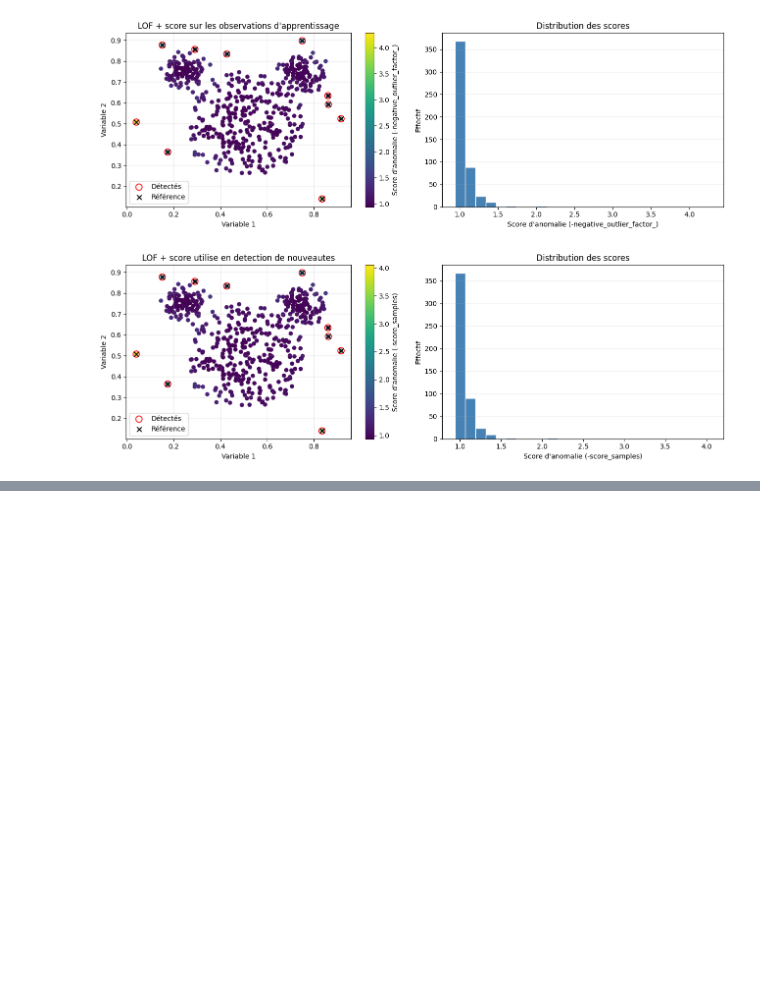
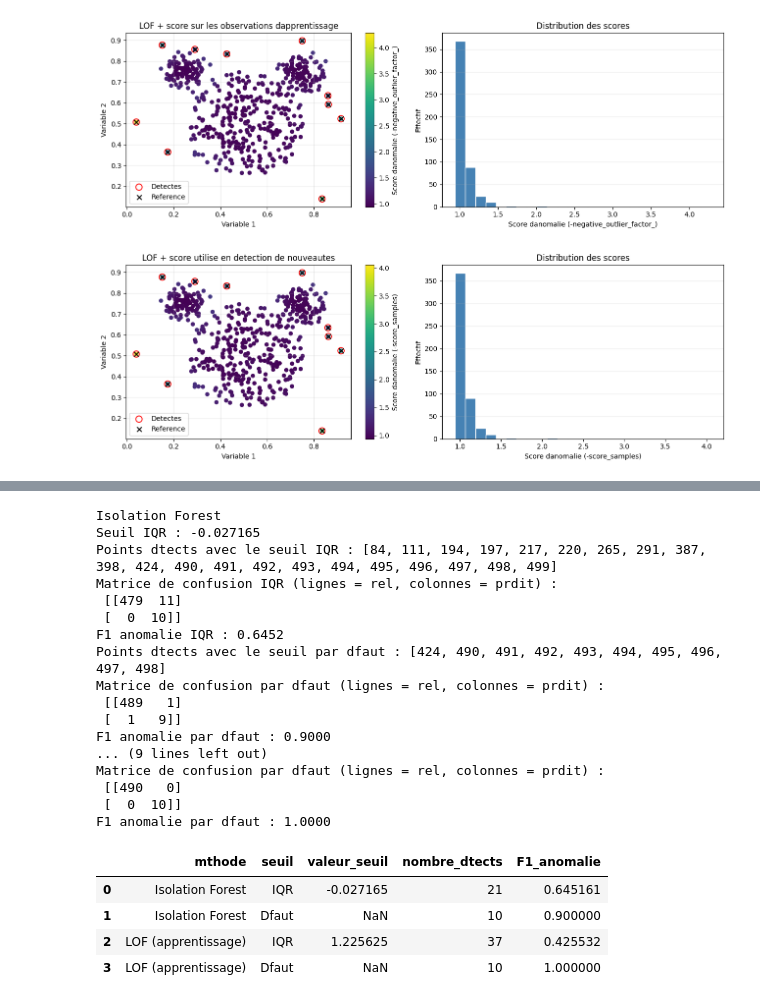
Before and after one commit to Youcef3131/D-tection-d-anomalies, a Jupyter notebook: code.ipynb, the cells around one changed output, grey strips where cells are left out. Cells and saved outputs as stored; diff of their text form; code cells hidden in the pictures; blank space fills up the shorter version.

```diff
--- a/code.ipynb
+++ b/code.ipynb
@@ -135,0 +155,65 @@ Les etiquettes de reference ont uniquement servi a distinguer visuellement les d
+# %%
+methods = {
+    "Isolation Forest": (if_scores, if_labels),
+    "LOF (apprentissage)": (lof_train_scores, lof_train_labels),
+}
+
+results = []
+for method_name, (scores, default_labels) in methods.items():
+    threshold = iqr_upper_threshold(scores, multiplier=1.5)
+    iqr_labels = labels_from_score_threshold(scores, threshold)
+    iqr_evaluation = evaluate_predictions(y_reference, iqr_labels)
+    default_evaluation = evaluate_predictions(y_reference, default_labels)
+
+    print(f"\n{method_name}")
+    print(f"Seuil IQR : {threshold:.6f}")
+    print("Points dtects avec le seuil IQR :", iqr_evaluation["detected_indices"].tolist())
+    print("Matrice de confusion IQR (lignes = rel, colonnes = prdit) :\n", iqr_evaluation["confusion_matrix"])
+    f1_iqr = iqr_evaluation["f1_anomalie"]
+    print(f"F1 anomalie IQR : {f1_iqr:.4f}")
+    print("Points dtects avec le seuil par dfaut :", default_evaluation["detected_indices"].tolist())
+    print("Matrice de confusion par dfaut (lignes = rel, colonnes = prdit) :\n", default_evaluation["confusion_matrix"])
+    f1_default = default_evaluation["f1_anomalie"]
+    print(f"F1 anomalie par dfaut : {f1_default:.4f}")
+
+    results.extend([
+        {
+            "mthode": method_name,
+            "seuil": "IQR",
+            "valeur_seuil": threshold,
+            "nombre_dtects": len(iqr_evaluation["detected_indices"]),
+            "F1_anomalie": iqr_evaluation["f1_anomalie"],
+        },
+        {
+            "mthode": method_name,
+            "seuil": "Dfaut",
+            "valeur_seuil": np.nan,
+            "nombre_dtects": len(default_evaluation["detected_indices"]),
+            "F1_anomalie": default_evaluation["f1_anomalie"],
+        },
+    ])
+
+display(pd.DataFrame(results))
+# %% [output]
+Isolation Forest
+Seuil IQR : -0.027165
+Points dtects avec le seuil IQR : [84, 111, 194, 197, 217, 220, 265, 291, 387, 398, 424, 490, 491, 492, 493, 494, 495, 496, 497, 498, 499]
+Matrice de confusion IQR (lignes = rel, colonnes = prdit) :
+ [[479  11]
+ [  0  10]]
+F1 anomalie IQR : 0.6452
+Points dtects avec le seuil par dfaut : [424, 490, 491, 492, 493, 494, 495, 496, 497, 498]
+Matrice de confusion par dfaut (lignes = rel, colonnes = prdit) :
+ [[489   1]
+ [  1   9]]
+F1 anomalie par dfaut : 0.9000
+... (9 lines left out)
+Matrice de confusion par dfaut (lignes = rel, colonnes = prdit) :
+ [[490   0]
+ [  0  10]]
+F1 anomalie par dfaut : 1.0000
+|  | mthode | seuil | valeur_seuil | nombre_dtects | F1_anomalie |
+| 0 | Isolation Forest | IQR | -0.027165 | 21 | 0.645161 |
+| 1 | Isolation Forest | Dfaut | NaN | 10 | 0.900000 |
+| 2 | LOF (apprentissage) | IQR | 1.225625 | 37 | 0.425532 |
+| 3 | LOF (apprentissage) | Dfaut | NaN | 10 | 1.000000 |
```
Also changed, not shown: parts of 15 cells of this notebook, 2 other files.
